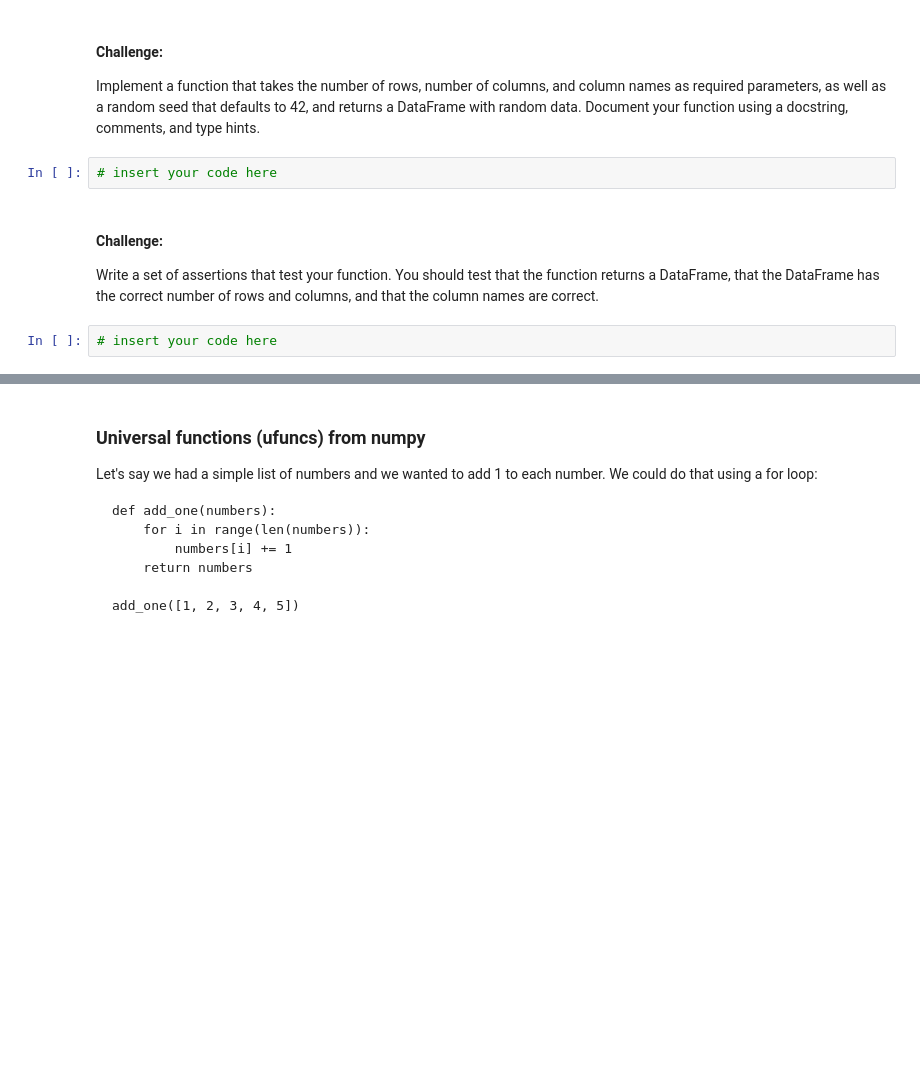
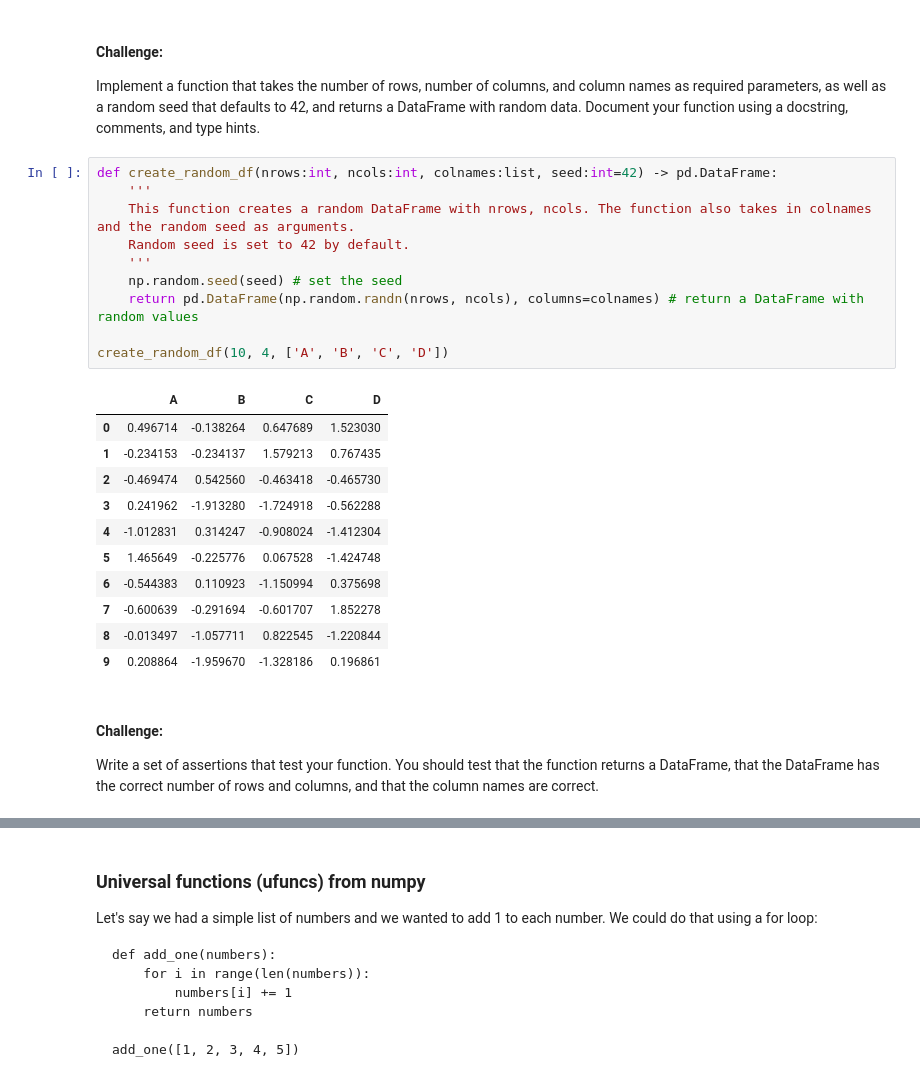
Before and after one commit to NakaFrozn/SI618, a Jupyter notebook: inclass/SI_618_Day_02_Pandas_I.ipynb, the cells around one changed output, grey strips where cells are left out. Drawn from its saved outputs; the diff is of its cells as text; blank space fills up the shorter version.

```diff
--- a/inclass/SI_618_Day_02_Pandas_I.ipynb
+++ b/inclass/SI_618_Day_02_Pandas_I.ipynb
@@ -175,11 +251,29 @@ df
 #### Challenge:
 
 Implement a function that takes the number of rows, number of columns, and column names as required parameters, as well as a random seed that defaults to 42, and returns a DataFrame with random data.  Document your function using a docstring, comments, and type hints.
-# %%
-# insert your code here
+# %%
+def create_random_df(nrows:int, ncols:int, colnames:list, seed:int=42) -> pd.DataFrame:
+    '''
+    This function creates a random DataFrame with nrows, ncols. The function also takes in colnames and the random seed as arguments.
+    Random seed is set to 42 by default.
+    '''
+    np.random.seed(seed) # set the seed
+    return pd.DataFrame(np.random.randn(nrows, ncols), columns=colnames) # return a DataFrame with random values
+
+create_random_df(10, 4, ['A', 'B', 'C', 'D'])
+# %% [output]
+|  | A | B | C | D |
+| 0 | 0.496714 | -0.138264 | 0.647689 | 1.523030 |
+| 1 | -0.234153 | -0.234137 | 1.579213 | 0.767435 |
+| 2 | -0.469474 | 0.542560 | -0.463418 | -0.465730 |
+| 3 | 0.241962 | -1.913280 | -1.724918 | -0.562288 |
+| 4 | -1.012831 | 0.314247 | -0.908024 | -1.412304 |
+| 5 | 1.465649 | -0.225776 | 0.067528 | -1.424748 |
+| 6 | -0.544383 | 0.110923 | -1.150994 | 0.375698 |
+| 7 | -0.600639 | -0.291694 | -0.601707 | 1.852278 |
+| 8 | -0.013497 | -1.057711 | 0.822545 | -1.220844 |
+| 9 | 0.208864 | -1.959670 | -1.328186 | 0.196861 |
 # %% [markdown]
 #### Challenge:
 
 Write a set of assertions that test your function.  You should test that the function returns a DataFrame, that the DataFrame has the correct number of rows and columns, and that the column names are correct.
-# %%
-# insert your code here
```
Also changed, not shown: parts of 75 cells of this notebook, 3 other files.
